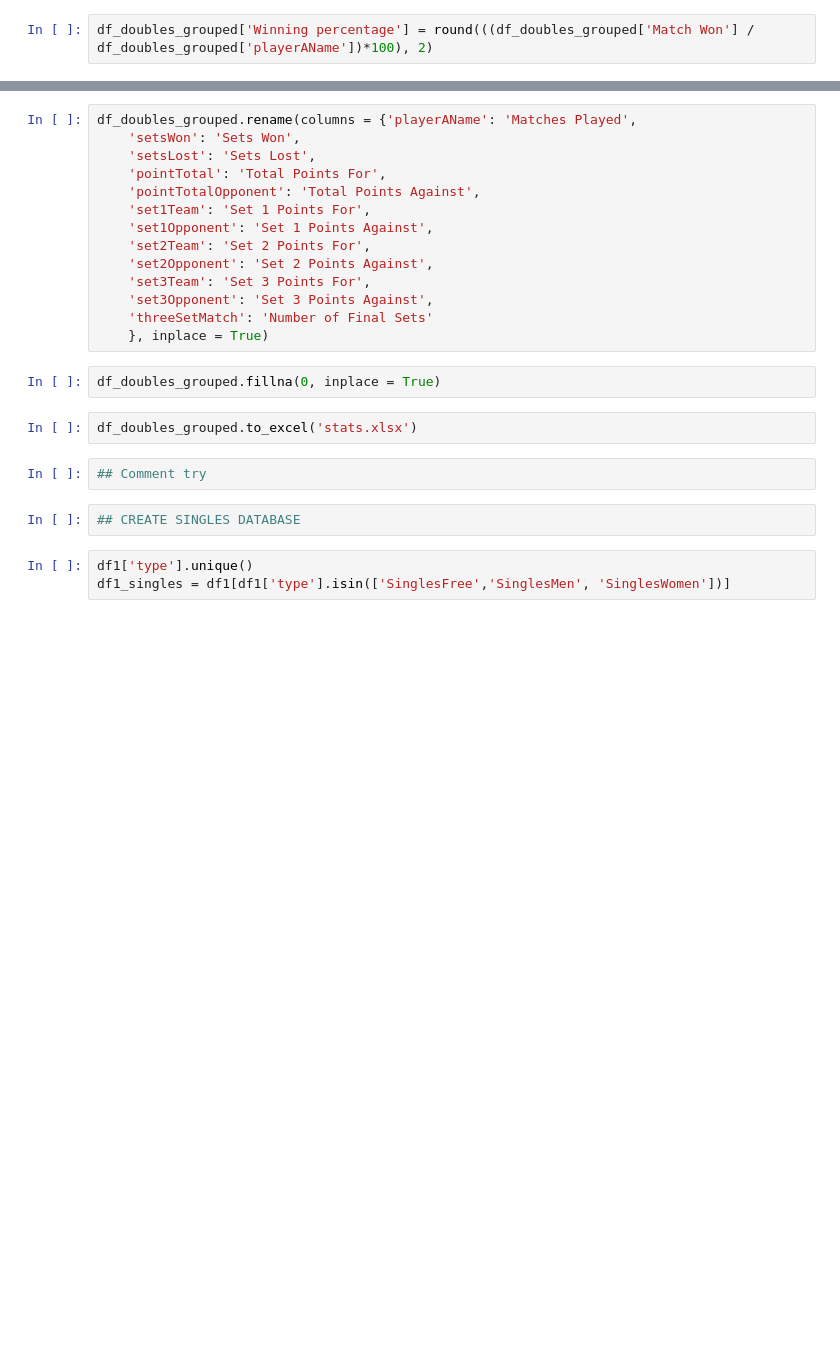
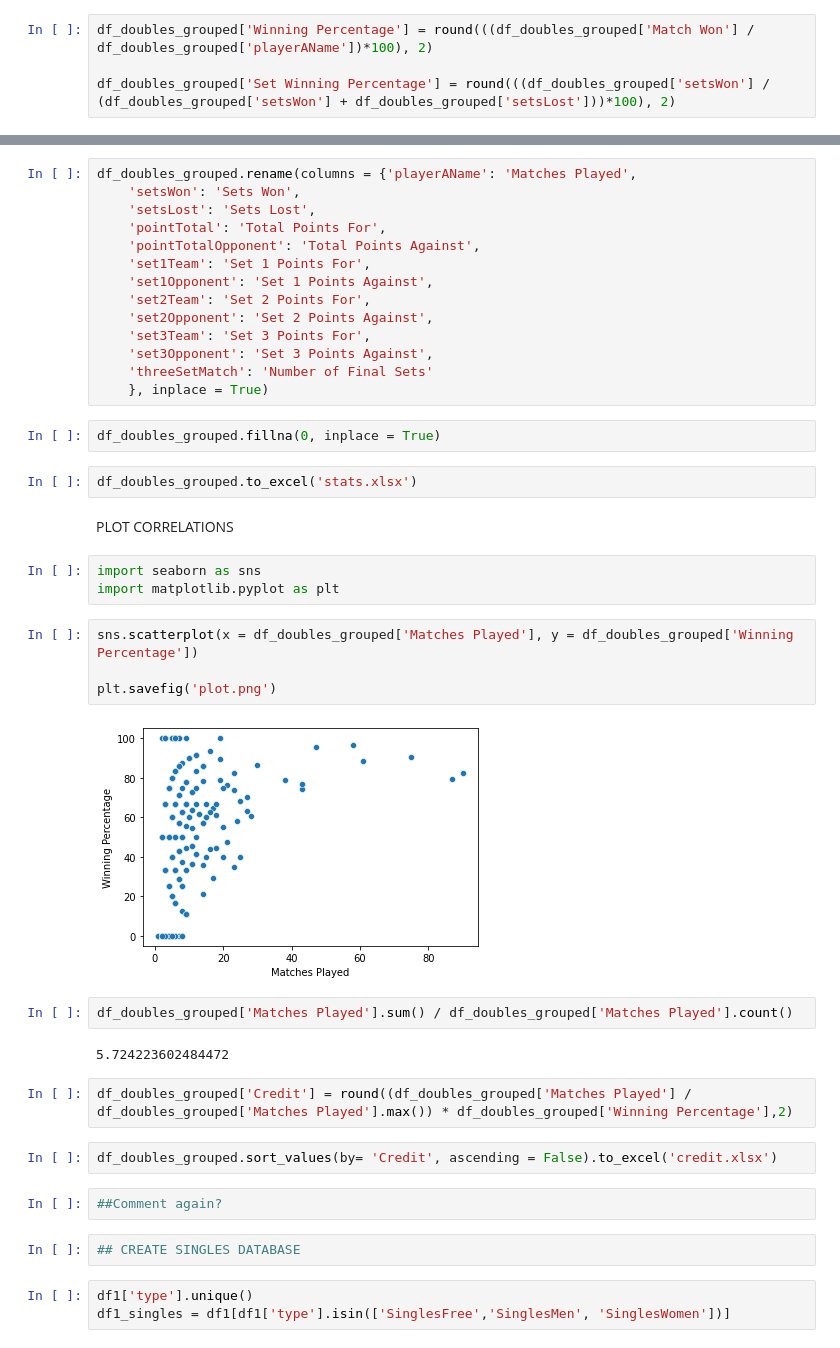
Before and after one commit to basketking/FITEQ_matches, a Jupyter notebook: main.ipynb, the cells around one changed output, grey strips where cells are left out. Cells and saved outputs as stored; diff of their text form; blank space fills up the shorter version.

Commit message:
comment2

```diff
--- a/main.ipynb
+++ b/main.ipynb
@@ -451,7 +451,9 @@ Index(['playerAName', 'Match Won', 'Match Lost', 'setsWon', 'setsLost',
        'threeSetMatch'],
       dtype='object')
 # %%
-df_doubles_grouped['Winning percentage'] = round(((df_doubles_grouped['Match Won'] / df_doubles_grouped['playerAName'])*100), 2)
+df_doubles_grouped['Winning Percentage'] = round(((df_doubles_grouped['Match Won'] / df_doubles_grouped['playerAName'])*100), 2)
+
+df_doubles_grouped['Set Winning Percentage'] = round(((df_doubles_grouped['setsWon'] / (df_doubles_grouped['setsWon'] + df_doubles_grouped['setsLost']))*100), 2)
 # %%
 df_doubles_grouped
 # %% [output]
@@ -530,8 +533,27 @@ df_doubles_grouped.rename(columns = {'playerAName': 'Matches Played',
 df_doubles_grouped.fillna(0, inplace = True)
 # %%
 df_doubles_grouped.to_excel('stats.xlsx')
+# %% [markdown]
+PLOT CORRELATIONS
+# %%
+import seaborn as sns
+import matplotlib.pyplot as plt
+# %%
+sns.scatterplot(x = df_doubles_grouped['Matches Played'], y = df_doubles_grouped['Winning Percentage'])
+
+plt.savefig('plot.png')
+# %% [output]
+[figure, added]
+# %%
+df_doubles_grouped['Matches Played'].sum() / df_doubles_grouped['Matches Played'].count()
+# %% [output]
+5.724223602484472
+# %%
+df_doubles_grouped['Credit'] = round((df_doubles_grouped['Matches Played'] / df_doubles_grouped['Matches Played'].max()) * df_doubles_grouped['Winning Percentage'],2)
+# %%
+df_doubles_grouped.sort_values(by= 'Credit', ascending = False).to_excel('credit.xlsx')
 # %%
-## Comment try
+##Comment again?
 # %%
 ## CREATE SINGLES DATABASE
 # %%
```
Also changed, not shown: parts of 4 cells of this notebook, 5 other files.
